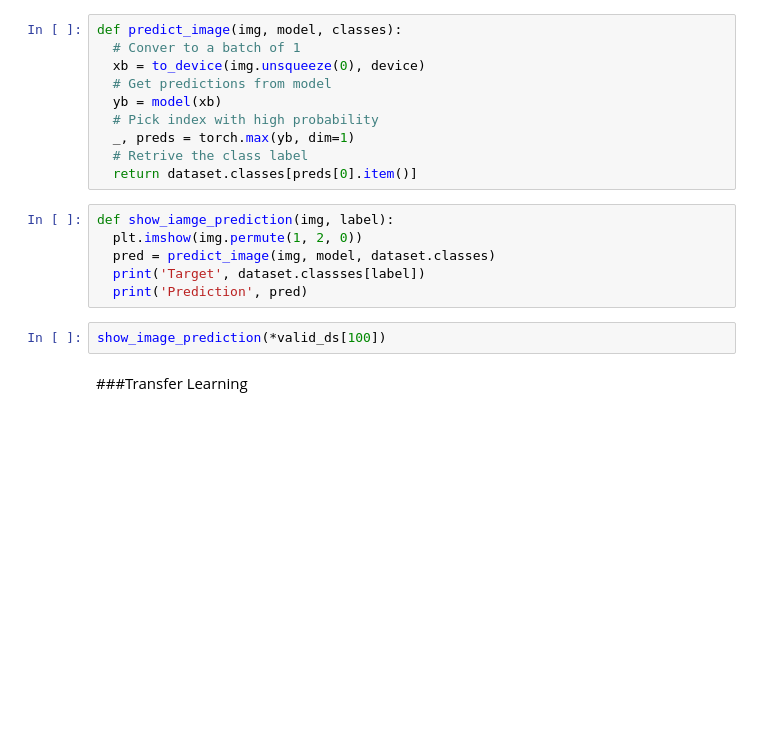
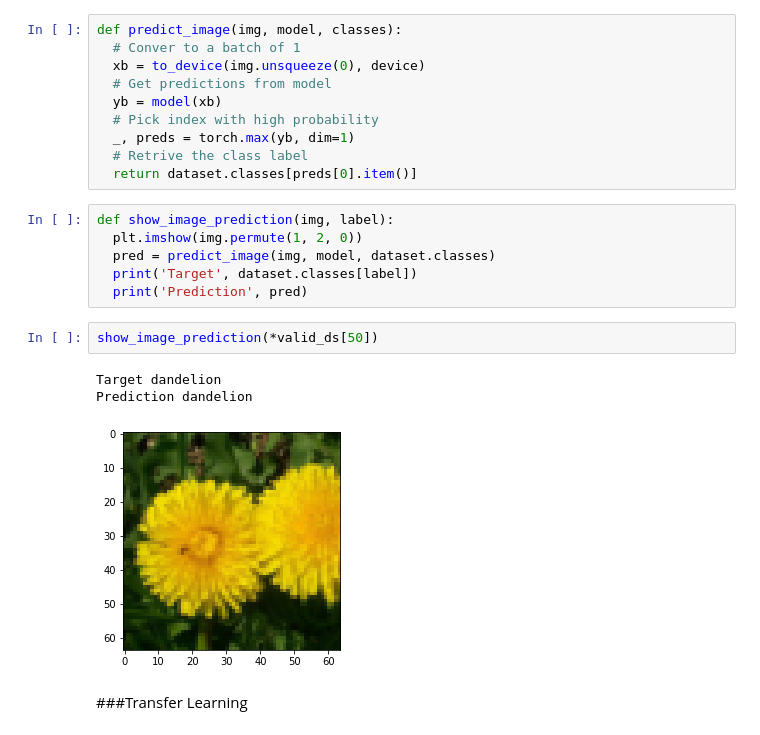
Before and after one commit to Rafikul10/Flowers-Classification-PyTorch, a Jupyter notebook: Flower_Classification.ipynb, the cells around one changed output. Cells and saved outputs as stored; diff of their text form; blank space fills up the shorter version.

```diff
--- a/Flower_Classification.ipynb
+++ b/Flower_Classification.ipynb
@@ -403,13 +433,17 @@ def predict_image(img, model, classes):
   # Retrive the class label
   return dataset.classes[preds[0].item()]
 # %%
-def show_iamge_prediction(img, label):
+def show_image_prediction(img, label):
   plt.imshow(img.permute(1, 2, 0))
   pred = predict_image(img, model, dataset.classes)
-  print('Target', dataset.classses[label])
+  print('Target', dataset.classes[label])
   print('Prediction', pred)
 # %%
-show_image_prediction(*valid_ds[100])
+show_image_prediction(*valid_ds[50])
+# %% [output]
+Target dandelion
+Prediction dandelion
+[figure, added]
 # %% [markdown]
 ###Transfer Learning
 # %%
```
Also changed, not shown: parts of 37 cells of this notebook.
